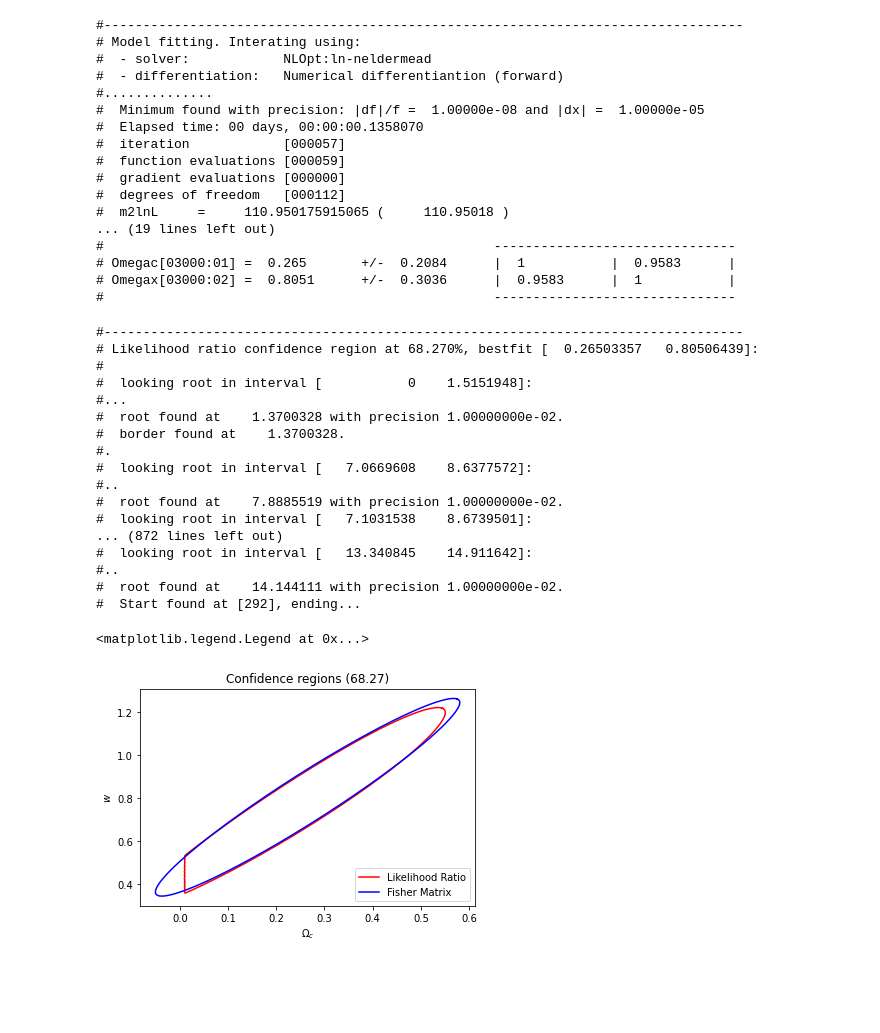
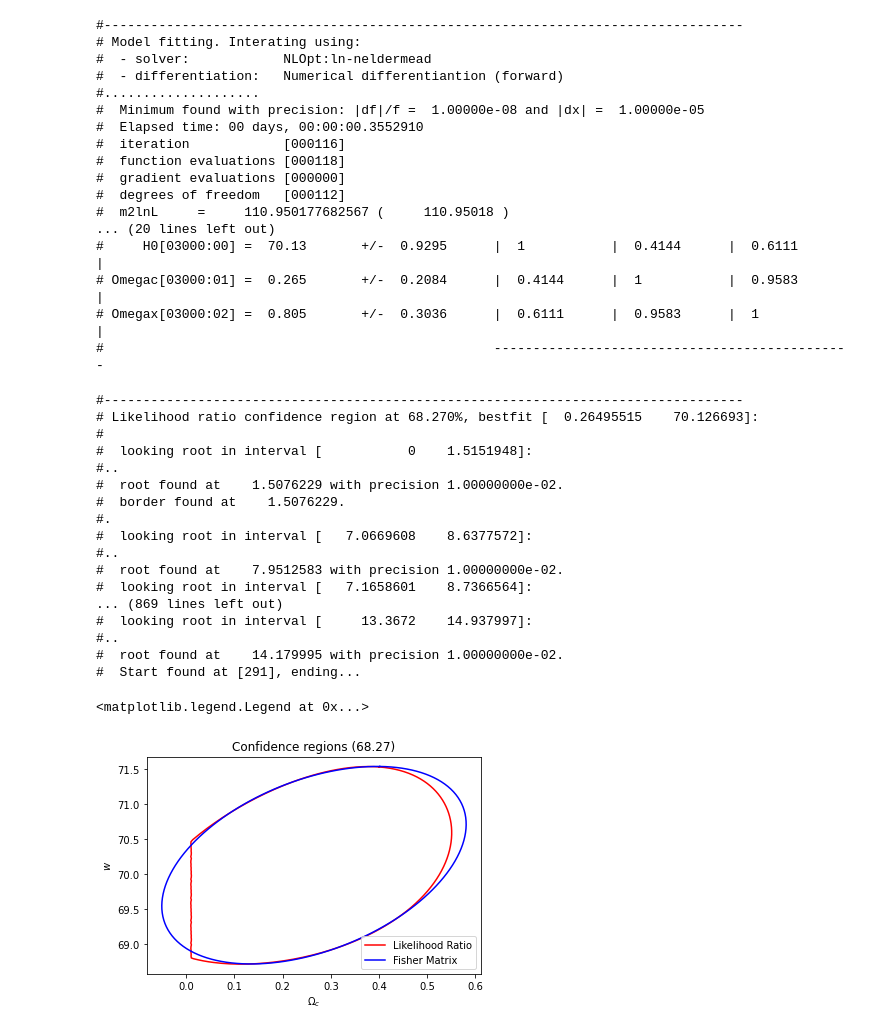
Before and after one commit to eduardojsbarroso/analise_de_dados, a Jupyter notebook: Lista2_c.ipynb, the cells around one changed output. Cells and saved outputs as stored; diff of their text form; code cells hidden in the pictures; blank space fills up the shorter version.

```diff
--- a/Lista2_c.ipynb
+++ b/Lista2_c.ipynb
@@ -33,12 +33,12 @@ mset.set (cosmo)
 #
 cosmo.props.Omegac_fit = True
 cosmo.props.Omegax_fit = True
-
+cosmo.props.H0_fit = True
 
 #
 #  Creating a new Distance object optimized to redshift 2.
 #
-dist = Nc.Distance (zf = 1.0)
+dist = Nc.Distance (zf = 2.0)
 
 #
 #  Creating a new Data object from distance modulus catalogs.
@@ -87,19 +87,19 @@ fit.log_covar ()
 # Model fitting. Interating using:
 #  - solver:            NLOpt:ln-neldermead
 #  - differentiation:   Numerical differentiantion (forward)
-#..............
+#....................
 #  Minimum found with precision: |df|/f =  1.00000e-08 and |dx| =  1.00000e-05
-#  Elapsed time: 00 days, 00:00:00.1358070
-#  iteration            [000057]
-#  function evaluations [000059]
+#  Elapsed time: 00 days, 00:00:00.3552910
+#  iteration            [000116]
+#  function evaluations [000118]
 #  gradient evaluations [000000]
 #  degrees of freedom   [000112]
-#  m2lnL     =     110.950175915065 (     110.95018 )
-... (19 lines left out)
-#                                                  -------------------------------
-# Omegac[03000:01] =  0.265       +/-  0.2084      |  1           |  0.9583      |
-# Omegax[03000:02] =  0.8051      +/-  0.3036      |  0.9583      |  1           |
-#                                                  -------------------------------
+#  m2lnL     =     110.950177682567 (     110.95018 )
+... (20 lines left out)
+#     H0[03000:00] =  70.13       +/-  0.9295      |  1           |  0.4144      |  0.6111      |
+# Omegac[03000:01] =  0.265       +/-  0.2084      |  0.4144      |  1           |  0.9583      |
+# Omegax[03000:02] =  0.805       +/-  0.3036      |  0.6111      |  0.9583      |  1           |
+#                                                  ----------------------------------------------
 # %%
 #
 #  Creating a new Likelihood ratio test object.
@@ -107,8 +107,9 @@ fit.log_covar ()
 #    we are going to study.
 #
 p1 = Ncm.MSetPIndex.new (cosmo.id (), Nc.HICosmoDESParams.OMEGA_C)
-p2 = Ncm.MSetPIndex.new (cosmo.id (), Nc.HICosmoDESParams.OMEGA_X)
 
+#p2 = Ncm.MSetPIndex.new (cosmo.id (), Nc.HICosmoDESParams.OMEGA_X)
+p2 = Ncm.MSetPIndex.new (cosmo.id (), Nc.HICosmoDESParams.H0)
 lhr2d = Ncm.LHRatio2d.new (fit, p1, p2, 1.0e-2)
 
 
@@ -117,41 +118,41 @@ cr_rg = lhr2d.conf_region (0.6827, 300.0, Ncm.FitRunMsgs.SIMPLE)
 
 
 fisher_rg = lhr2d.fisher_border (0.6827, 300.0, Ncm.FitRunMsgs.SIMPLE)
 
 cr_p1array = cr_rg.p1.dup_array ()
 cr_p2array = cr_rg.p2.dup_array ()
 
 fisher_p1array = fisher_rg.p1.dup_array ()
 fisher_p2array = fisher_rg.p2.dup_array ()
 
 #
 #  Ploting the confidence regions obtained from both methods.
 #
 
 plt.title ("Confidence regions (%.2f)" % (cr_rg.clevel * 100.0))
 plt.plot (cr_p1array, cr_p2array, 'r', label="Likelihood Ratio")
 plt.plot (fisher_p1array, fisher_p2array, 'b-', label="Fisher Matrix")
 plt.xlabel(r'$\Omega_c$')
 plt.ylabel(r'$w$')
 
 plt.legend(loc=4)
 # %% [output]
 #----------------------------------------------------------------------------------
-# Likelihood ratio confidence region at 68.270%, bestfit [  0.26503357   0.80506439]:
+# Likelihood ratio confidence region at 68.270%, bestfit [  0.26495515    70.126693]:
 #
 #  looking root in interval [           0    1.5151948]:
-#...
-#  root found at    1.3700328 with precision 1.00000000e-02.
-#  border found at    1.3700328.
+#..
+#  root found at    1.5076229 with precision 1.00000000e-02.
+#  border found at    1.5076229.
 #.
 #  looking root in interval [   7.0669608    8.6377572]:
 #..
-#  root found at    7.8885519 with precision 1.00000000e-02.
-#  looking root in interval [   7.1031538    8.6739501]:
-... (872 lines left out)
-#  looking root in interval [   13.340845    14.911642]:
+#  root found at    7.9512583 with precision 1.00000000e-02.
+#  looking root in interval [   7.1658601    8.7366564]:
+... (869 lines left out)
+#  looking root in interval [     13.3672    14.937997]:
 #..
-#  root found at    14.144111 with precision 1.00000000e-02.
-#  Start found at [292], ending...
+#  root found at    14.179995 with precision 1.00000000e-02.
+#  Start found at [291], ending...
 <matplotlib.legend.Legend at 0x...>
-[figure, old version]
+[figure, new version]
```
Also changed, not shown: 1 other file.
